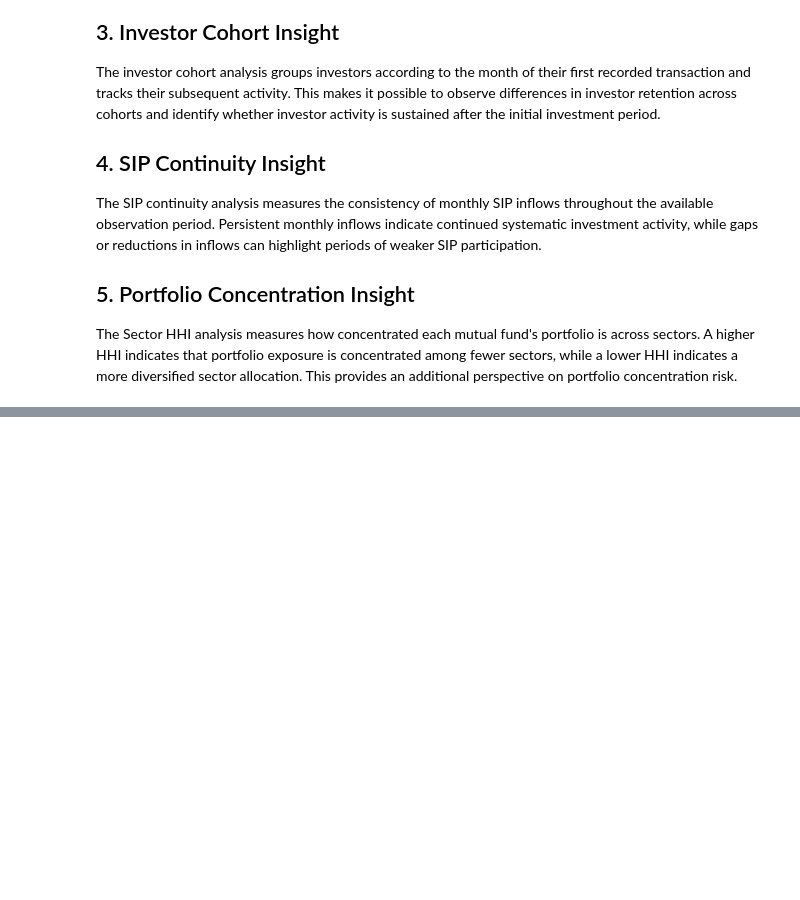
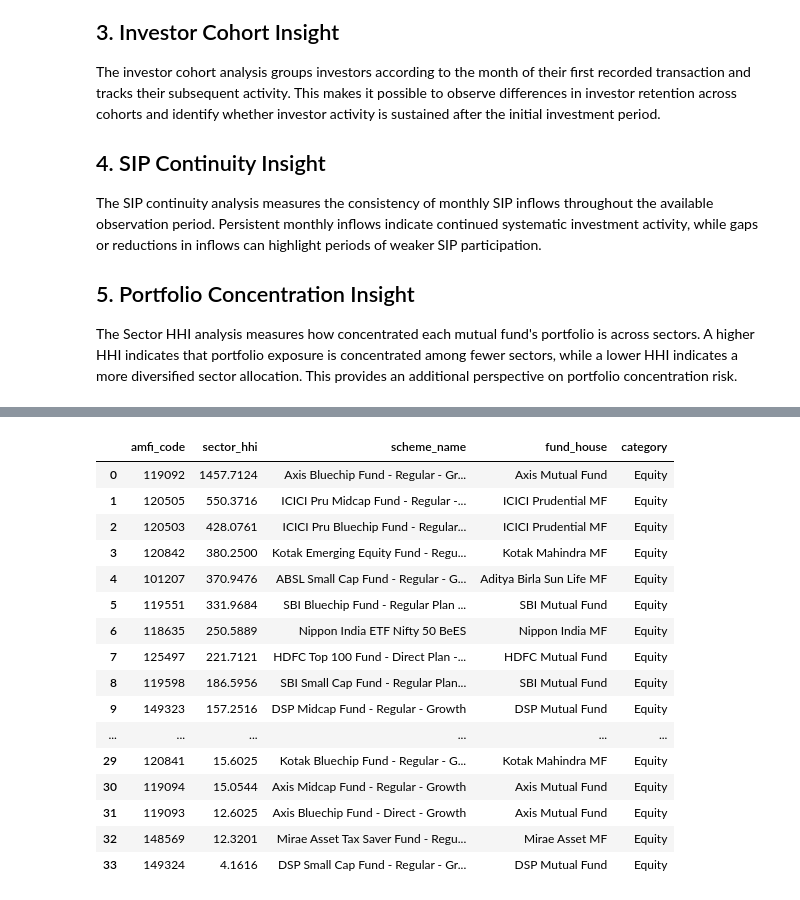
Before and after one commit to aakankshapansare10/EBlueStock_MutualFund, a Jupyter notebook: notebooks/Advanced_Analytics.ipynb, the cells around one changed output, grey strips where cells are left out. Saved outputs shown, nothing was run; the diff lists cells and outputs as text; code cells hidden in the pictures; blank space fills up the shorter version.

```diff
--- a/notebooks/Advanced_Analytics.ipynb
+++ b/notebooks/Advanced_Analytics.ipynb
@@ -952,0 +1512,66 @@ print(
+# %%
+# ============================================================
+# SECTOR HHI — STEP 4C
+# ============================================================
+
+# Identify all equity funds
+equity_funds = fund_master[
+    fund_master["category"].str.strip().str.lower() == "equity"
+][
+    ["amfi_code", "scheme_name", "fund_house", "category"]
+].copy()
+
+# Keep holdings only for equity funds
+equity_holdings = latest_holdings[
+    latest_holdings["amfi_code"].isin(
+        equity_funds["amfi_code"]
+    )
+].copy()
+
+# ------------------------------------------------------------
+# 1. Aggregate stock weights into sector weights
+# ------------------------------------------------------------
+sector_weights = (
+    equity_holdings
+    .groupby(
+        ["amfi_code", "sector"]
+    )["weight_pct"]
+    .sum()
+    .reset_index()
+)
+
+# ------------------------------------------------------------
+# 2. Square each sector weight
+# ------------------------------------------------------------
+sector_weights["weight_squared"] = (
+    sector_weights["weight_pct"] ** 2
+)
+
+# ------------------------------------------------------------
+# 3. Calculate HHI per fund
+# ------------------------------------------------------------
+sector_hhi = (
+    sector_weights
+    .groupby("amfi_code")["weight_squared"]
+    .sum()
+    .reset_index(name="sector_hhi")
+)
+
+# Add fund information
+sector_hhi = sector_hhi.merge(
+    equity_funds,
+    on="amfi_code",
+    how="left"
+)
+
+# Sort from highest concentration to lowest
+sector_hhi = sector_hhi.sort_values(
+    "sector_hhi",
+    ascending=False
+).reset_index(drop=True)
+
+print("Sector HHI calculated successfully!")
+print("Equity funds analyzed:", len(sector_hhi))
+
+display(sector_hhi)
+# %% [output]
@@ -952,0 +1580,17 @@ print(
+|  | amfi_code | sector_hhi | scheme_name | fund_house | category |
+| 0 | 119092 | 1457.7124 | Axis Bluechip Fund - Regular - Gr... | Axis Mutual Fund | Equity |
+| 1 | 120505 | 550.3716 | ICICI Pru Midcap Fund - Regular -... | ICICI Prudential MF | Equity |
+| 2 | 120503 | 428.0761 | ICICI Pru Bluechip Fund - Regular... | ICICI Prudential MF | Equity |
+| 3 | 120842 | 380.2500 | Kotak Emerging Equity Fund - Regu... | Kotak Mahindra MF | Equity |
+| 4 | 101207 | 370.9476 | ABSL Small Cap Fund - Regular - G... | Aditya Birla Sun Life MF | Equity |
+| 5 | 119551 | 331.9684 | SBI Bluechip Fund - Regular Plan ... | SBI Mutual Fund | Equity |
+| 6 | 118635 | 250.5889 | Nippon India ETF Nifty 50 BeES | Nippon India MF | Equity |
+| 7 | 125497 | 221.7121 | HDFC Top 100 Fund - Direct Plan -... | HDFC Mutual Fund | Equity |
+| 8 | 119598 | 186.5956 | SBI Small Cap Fund - Regular Plan... | SBI Mutual Fund | Equity |
+| 9 | 149323 | 157.2516 | DSP Midcap Fund - Regular - Growth | DSP Mutual Fund | Equity |
+| ... | ... | ... | ... | ... | ... |
+| 29 | 120841 | 15.6025 | Kotak Bluechip Fund - Regular - G... | Kotak Mahindra MF | Equity |
+| 30 | 119094 | 15.0544 | Axis Midcap Fund - Regular - Growth | Axis Mutual Fund | Equity |
+| 31 | 119093 | 12.6025 | Axis Bluechip Fund - Direct - Growth | Axis Mutual Fund | Equity |
+| 32 | 148569 | 12.3201 | Mirae Asset Tax Saver Fund - Regu... | Mirae Asset MF | Equity |
+| 33 | 149324 | 4.1616 | DSP Small Cap Fund - Regular - Gr... | DSP Mutual Fund | Equity |
```
Also changed, not shown: parts of 19 cells of this notebook.
